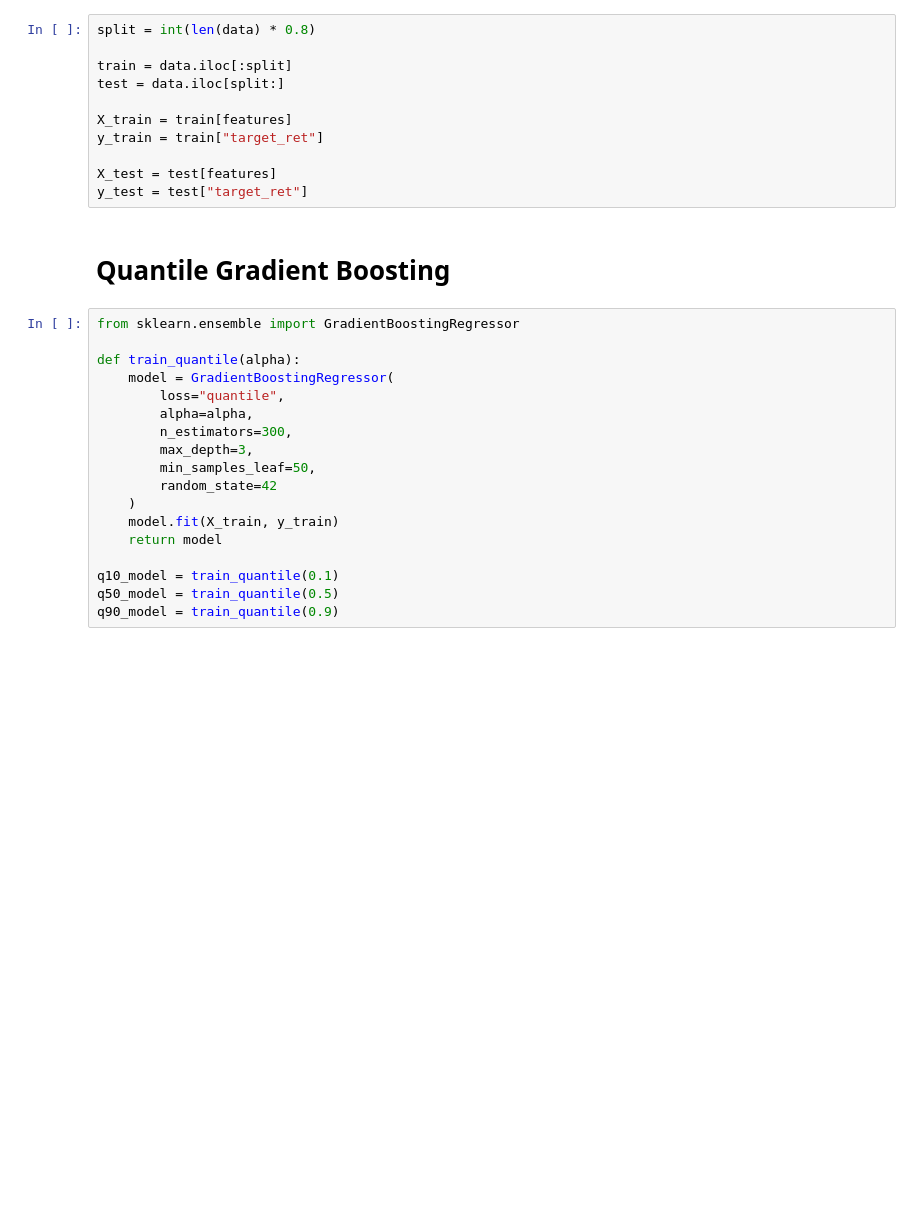
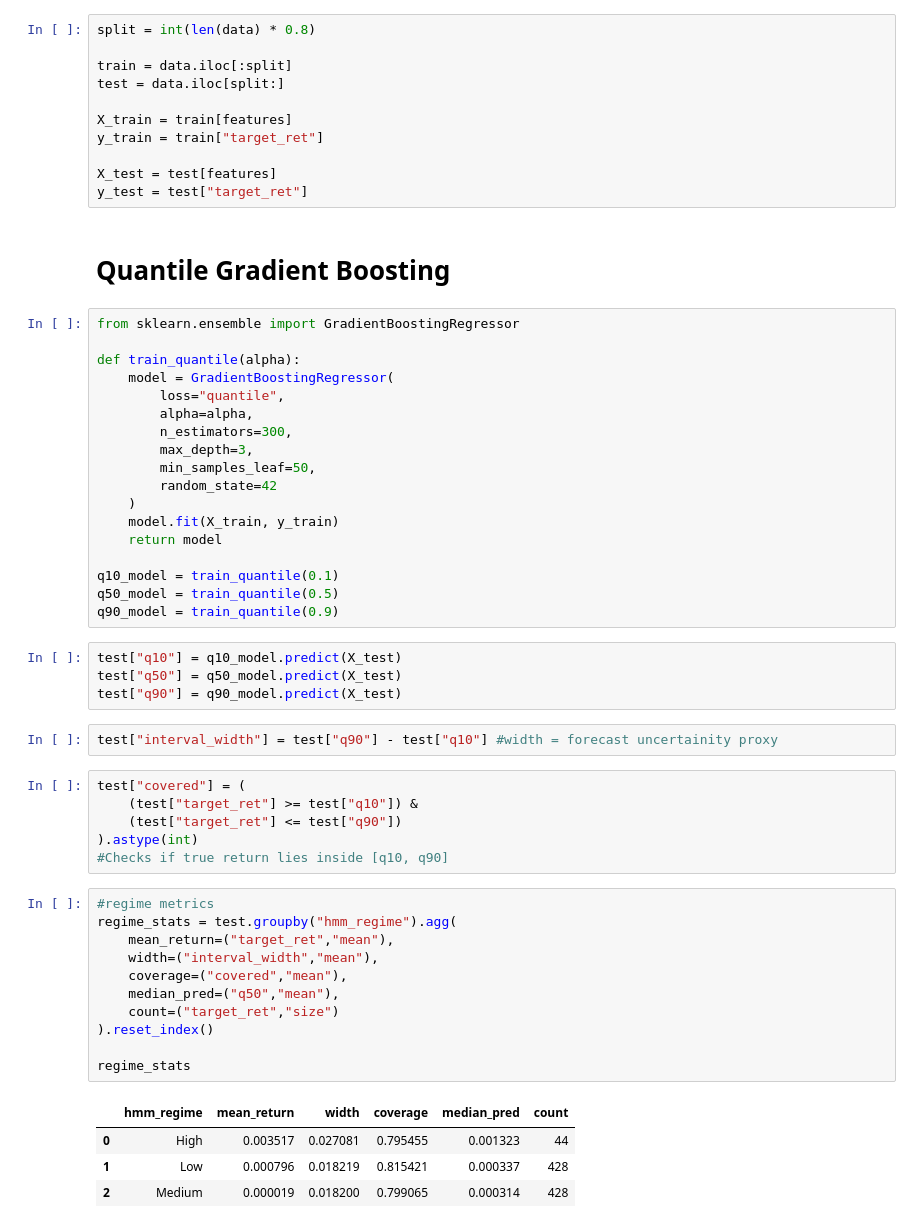
Before and after one commit to Anaemos/Vorticity, a Jupyter notebook: notebooks_02/regime_probabilistic_forecast.ipynb, the cells around one changed output. Cells and saved outputs as stored; diff of their text form; blank space fills up the shorter version.

```diff
--- a/notebooks_02/regime_probabilistic_forecast.ipynb
+++ b/notebooks_02/regime_probabilistic_forecast.ipynb
@@ -80,3 +80,31 @@ def train_quantile(alpha):
 q10_model = train_quantile(0.1)
 q50_model = train_quantile(0.5)
 q90_model = train_quantile(0.9)
+# %%
+test["q10"] = q10_model.predict(X_test)
+test["q50"] = q50_model.predict(X_test)
+test["q90"] = q90_model.predict(X_test)
+# %%
+test["interval_width"] = test["q90"] - test["q10"] #width = forecast uncertainity proxy
+# %%
+test["covered"] = (
+    (test["target_ret"] >= test["q10"]) &
+    (test["target_ret"] <= test["q90"])
+).astype(int)
+#Checks if true return lies inside [q10, q90]
+# %%
+#regime metrics
+regime_stats = test.groupby("hmm_regime").agg(
+    mean_return=("target_ret","mean"),
+    width=("interval_width","mean"),
+    coverage=("covered","mean"),
+    median_pred=("q50","mean"),
+    count=("target_ret","size")
+).reset_index()
+
+regime_stats
+# %% [output]
+|  | hmm_regime | mean_return | width | coverage | median_pred | count |
+| 0 | High | 0.003517 | 0.027081 | 0.795455 | 0.001323 | 44 |
+| 1 | Low | 0.000796 | 0.018219 | 0.815421 | 0.000337 | 428 |
+| 2 | Medium | 0.000019 | 0.018200 | 0.799065 | 0.000314 | 428 |
```
Also changed, not shown: parts of 3 cells of this notebook.
